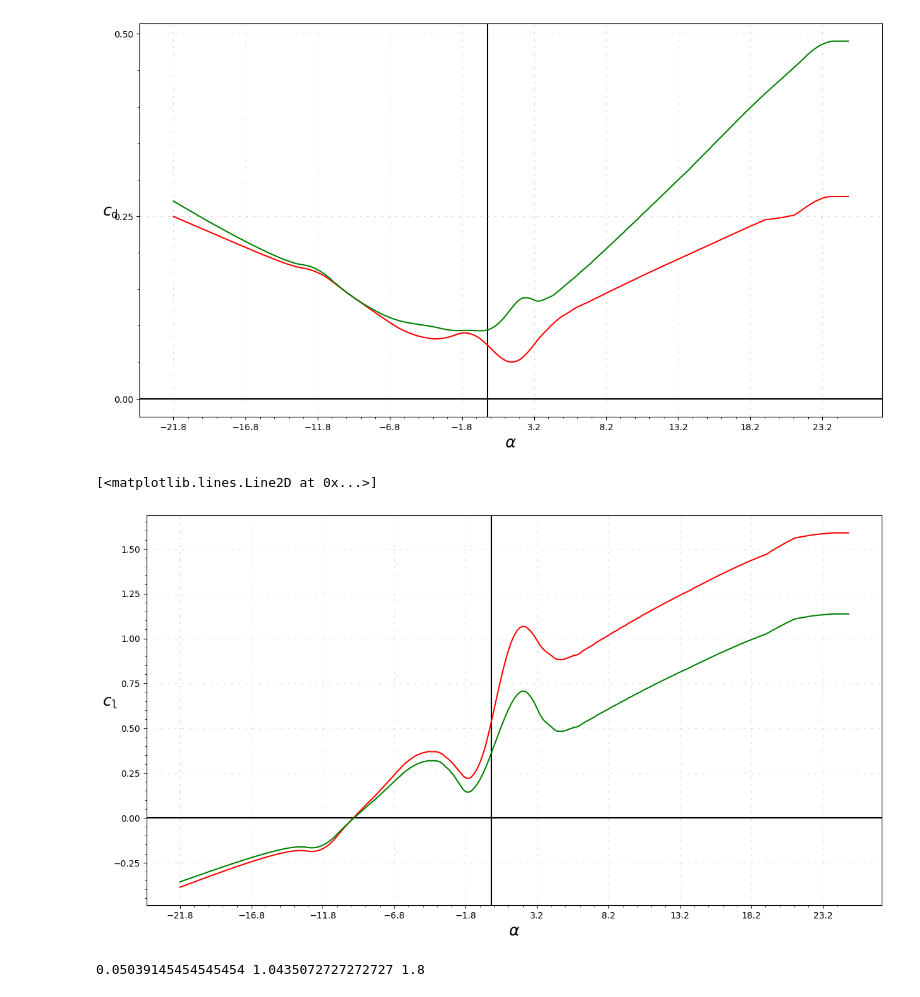
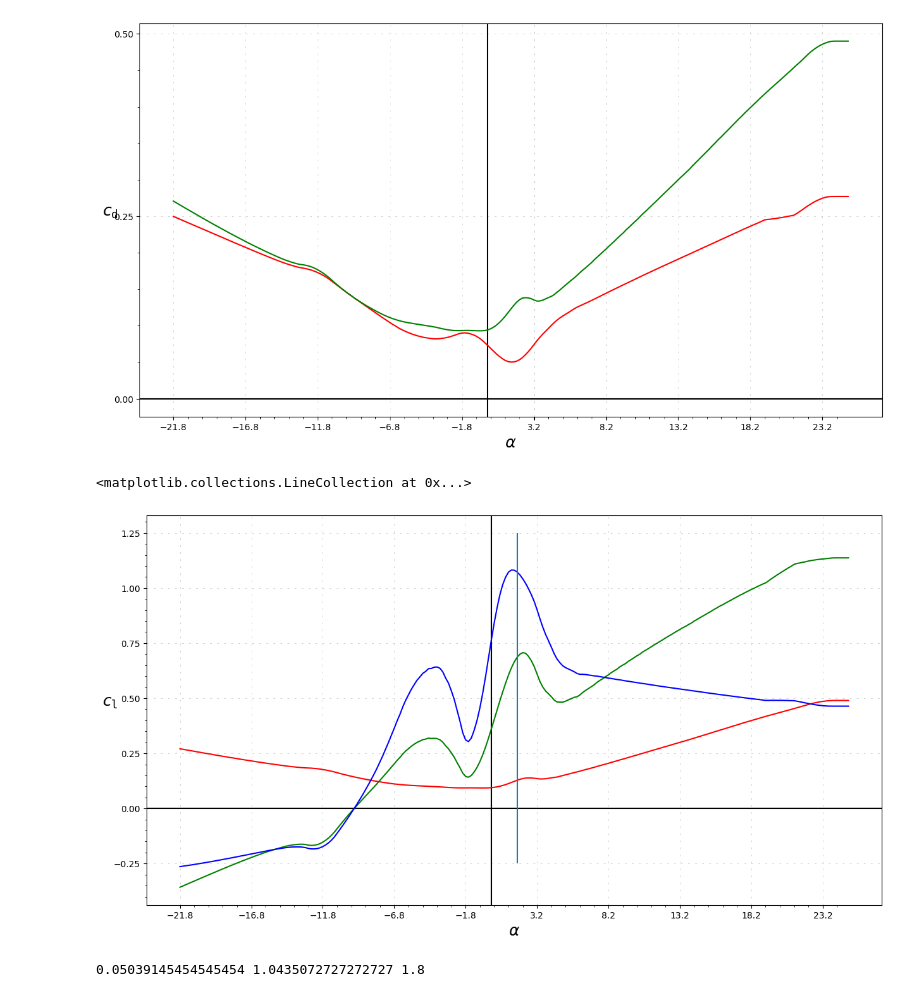
Before and after one commit to hg-heds/14bits_calc, a Jupyter notebook: Aerodynamics/lift_coef.ipynb, the cells around one changed output. Cells and saved outputs as stored; diff of their text form; code cells hidden in the pictures.

```diff
--- a/Aerodynamics/lift_coef.ipynb
+++ b/Aerodynamics/lift_coef.ipynb
@@ -130,36 +130,38 @@ colormap = {
         "label_color":"black"
 
     },
     "Dark":{
         "fig_facecolor":(0.117,0.117,0.117),
         "axes_lines":"grey",
         "ax_facecolor":(0.05,0.05,0.05),
         "tick_color":"grey",
         "label_color":(0.4,0.4,0.4)
 
     }
 }
 current_cm = colormap['None']
 fig = plt.figure(figsize=(15,8))
 fig.set_facecolor(current_cm['fig_facecolor'])
 ax = fig.add_subplot(1,1,1)
 ax.set_ylabel("$c_{\\mathtt{l}}$",rotation=0,color=current_cm['label_color'],fontsize=18)
 ax.set_xlabel("$\\alpha$",color=current_cm['label_color'],fontsize=18)
 ax.axvline(color=current_cm['axes_lines'])
 ax.axhline(color=current_cm['axes_lines'])
 ax.grid(which='major',linewidth=0.4,linestyle=(0, (5,15)))
 ax.set_yticks(np.arange(-0.5,3,0.05),minor=True)
 ax.set_yticks(np.arange(-0.5,3,0.25))
 ax.set_xticks(alpha[0::5],minor=True)
 ax.tick_params(axis='x', colors=current_cm['tick_color'])
 ax.tick_params(axis='y', colors=current_cm['tick_color'])
 ax.set_xticks(alpha[0::25])
 ax.set_facecolor(current_cm['ax_facecolor'])
-ax.plot(alpha,cl[:],color='red')
 ax.plot(alpha,CL[:],color='green')
+ax.plot(alpha,CD[:],color='red')
+ax.plot(alpha,CL[:]/CD/5,color='blue')
+ax.vlines(1.8, ymin=-0.25, ymax=1.25)
 # %% [output]
-[<matplotlib.lines.Line2D at 0x...>]
+<matplotlib.collections.LineCollection at 0x...>
-[figure, old version]
+[figure, new version]
 # %%
 ## plot
 colormap = {
```
